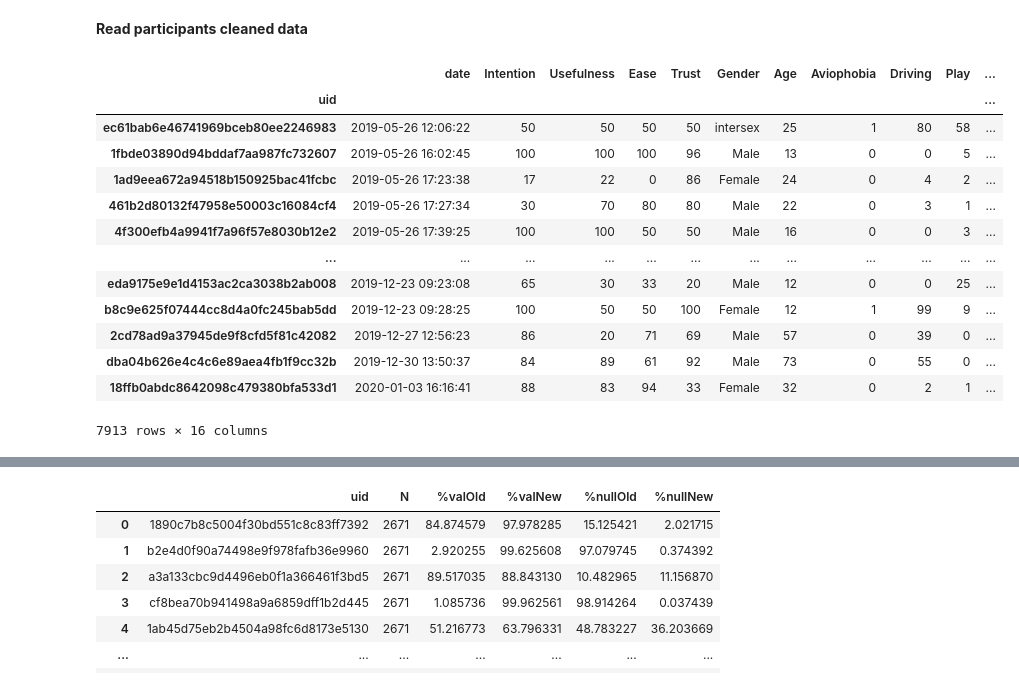
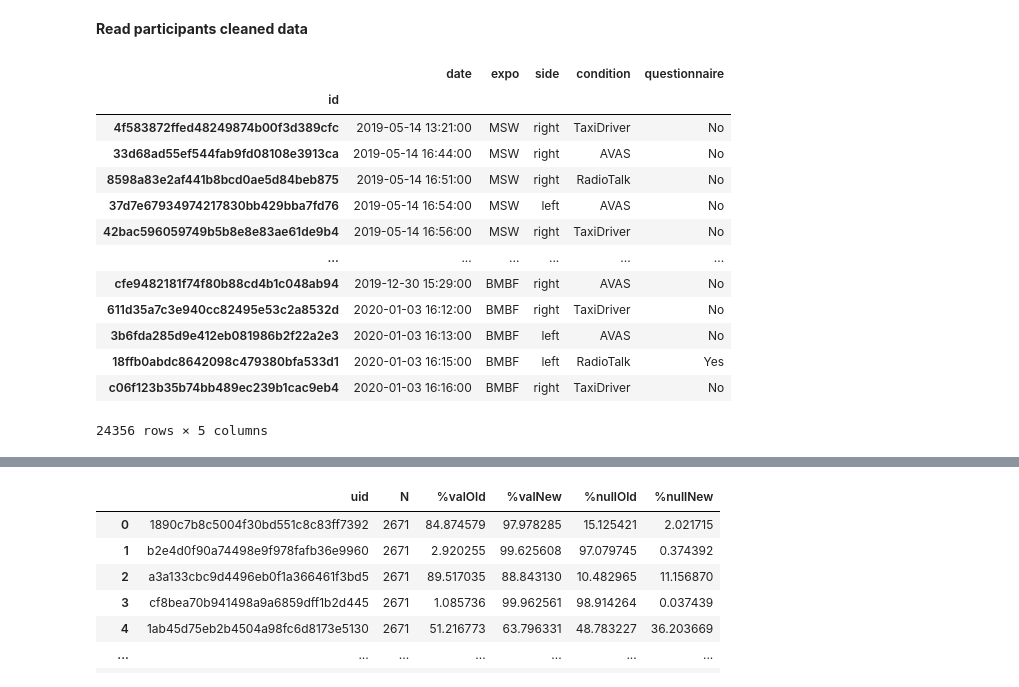
Before and after one commit to mvidaldp/msw-bmbf_da, a Jupyter notebook: checks/check_valid.ipynb, the cells around one changed output, grey strips where cells are left out. Cells and saved outputs as stored; diff of their text form; code cells hidden in the pictures.

Commit message:
Add all notebook and CSV checks previous to the cleaning notebook

```diff
--- a/checks/check_valid.ipynb
+++ b/checks/check_valid.ipynb
@@ -26,21 +25,21 @@ B_FORMAT = """📄 {n_fmt} of {total_fmt} {desc} processed: {bar}
 # %% [markdown]
 __Read participants cleaned data__
 # %%
-parts = pd.read_csv("./data/participants.csv", keep_default_na=False)
-parts = parts.set_index("uid")  # set uid column as index (remove default)
+parts = pd.read_csv("../participants_clean.csv", keep_default_na=False)
+parts = parts.set_index("id")  # set uid column as index (remove default)
 parts
 # %% [output]
-|  | date | Intention | Usefulness | Ease | Trust | Gender | Age | Aviophobia | Driving | Play | ... |
-| uid |  |  |  |  |  |  |  |  |  |  | ... |
-| ec61bab6e46741969bceb80ee2246983 | 2019-05-26 12:06:22 | 50 | 50 | 50 | 50 | intersex | 25 | 1 | 80 | 58 | ... |
-| 1fbde03890d94bddaf7aa987fc732607 | 2019-05-26 16:02:45 | 100 | 100 | 100 | 96 | Male | 13 | 0 | 0 | 5 | ... |
-| 1ad9eea672a94518b150925bac41fcbc | 2019-05-26 17:23:38 | 17 | 22 | 0 | 86 | Female | 24 | 0 | 4 | 2 | ... |
-| 461b2d80132f47958e50003c16084cf4 | 2019-05-26 17:27:34 | 30 | 70 | 80 | 80 | Male | 22 | 0 | 3 | 1 | ... |
-| 4f300efb4a9941f7a96f57e8030b12e2 | 2019-05-26 17:39:25 | 100 | 100 | 50 | 50 | Male | 16 | 0 | 0 | 3 | ... |
-| ... | ... | ... | ... | ... | ... | ... | ... | ... | ... | ... | ... |
-| eda9175e9e1d4153ac2ca3038b2ab008 | 2019-12-23 09:23:08 | 65 | 30 | 33 | 20 | Male | 12 | 0 | 0 | 25 | ... |
-| b8c9e625f07444cc8d4a0fc245bab5dd | 2019-12-23 09:28:25 | 100 | 50 | 50 | 100 | Female | 12 | 1 | 99 | 9 | ... |
-| 2cd78ad9a37945de9f8cfd5f81c42082 | 2019-12-27 12:56:23 | 86 | 20 | 71 | 69 | Male | 57 | 0 | 39 | 0 | ... |
-| dba04b626e4c4c6e89aea4fb1f9cc32b | 2019-12-30 13:50:37 | 84 | 89 | 61 | 92 | Male | 73 | 0 | 55 | 0 | ... |
-| 18ffb0abdc8642098c479380bfa533d1 | 2020-01-03 16:16:41 | 88 | 83 | 94 | 33 | Female | 32 | 0 | 2 | 1 | ... |
+|  | date | expo | side | condition | questionnaire |
+| id |  |  |  |  |  |
+| 4f583872ffed48249874b00f3d389cfc | 2019-05-14 13:21:00 | MSW | right | TaxiDriver | No |
+| 33d68ad55ef544fab9fd08108e3913ca | 2019-05-14 16:44:00 | MSW | right | AVAS | No |
+| 8598a83e2af441b8bcd0ae5d84beb875 | 2019-05-14 16:51:00 | MSW | right | RadioTalk | No |
+| 37d7e67934974217830bb429bba7fd76 | 2019-05-14 16:54:00 | MSW | left | AVAS | No |
+| 42bac596059749b5b8e8e83ae61de9b4 | 2019-05-14 16:56:00 | MSW | right | TaxiDriver | No |
+| ... | ... | ... | ... | ... | ... |
+| cfe9482181f74f80b88cd4b1c048ab94 | 2019-12-30 15:29:00 | BMBF | right | AVAS | No |
+| 611d35a7c3e940cc82495e53c2a8532d | 2020-01-03 16:12:00 | BMBF | right | TaxiDriver | No |
+| 3b6fda285d9e412eb081986b2f22a2e3 | 2020-01-03 16:13:00 | BMBF | left | AVAS | No |
+| 18ffb0abdc8642098c479380bfa533d1 | 2020-01-03 16:15:00 | BMBF | left | RadioTalk | Yes |
+| c06f123b35b74bb489ec239b1cac9eb4 | 2020-01-03 16:16:00 | BMBF | right | TaxiDriver | No |
-7913 rows × 16 columns
+24356 rows × 5 columns
```
Also changed, not shown: parts of 4 cells of this notebook, 14 other files.
